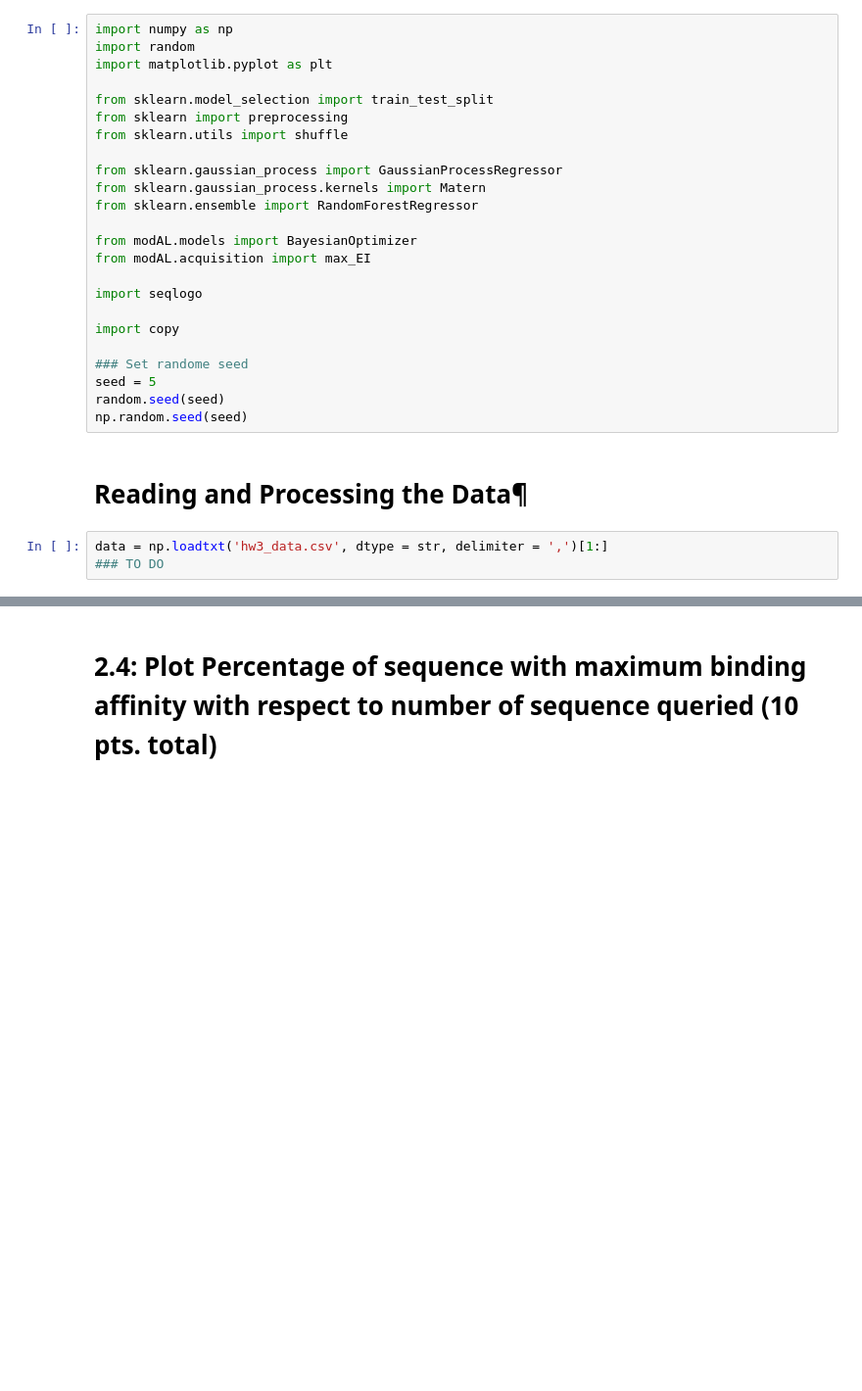
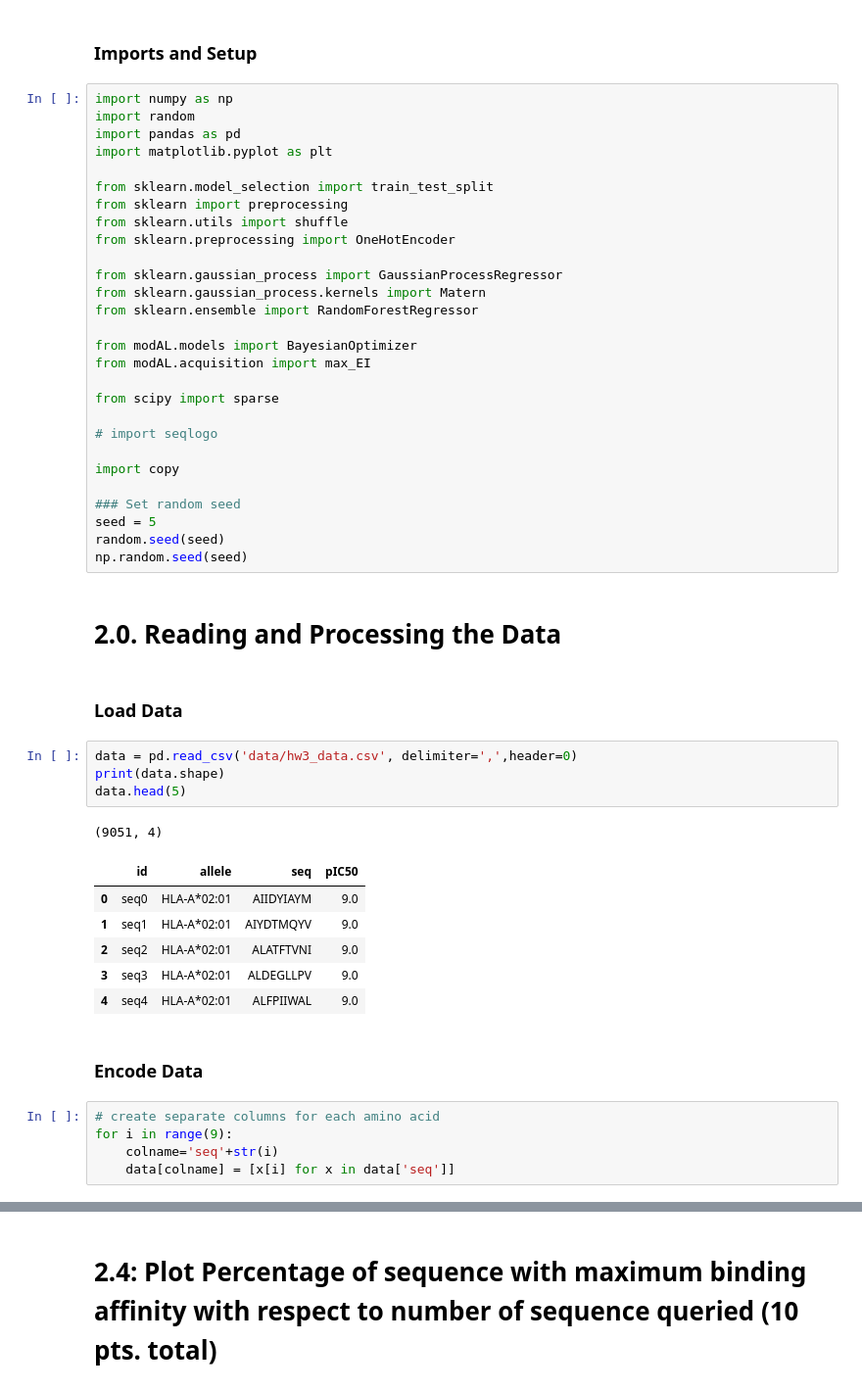
Before and after one commit to ryanquinnnelson/CMU-02750-Peptide-Design-using-Bayesian-Optimization, a Jupyter notebook: HW3q2_ryann.ipynb, the cells around one changed output, grey strips where cells are left out. Shown at 98% size. Cells and saved outputs as stored; diff of their text form; blank space fills up the shorter version.

```diff
--- a/HW3q2_ryann.ipynb
+++ b/HW3q2_ryann.ipynb
@@ -6,11 +7,15 @@ $\textbf{Complete the code under ###TO DO in each cell and produce the required
+# %% [markdown]
+### Imports and Setup
 # %%
 import numpy as np
 import random
+import pandas as pd
 import matplotlib.pyplot as plt
 
 from sklearn.model_selection import train_test_split
 from sklearn import preprocessing
 from sklearn.utils import shuffle
+from sklearn.preprocessing import OneHotEncoder
 
 from sklearn.gaussian_process import GaussianProcessRegressor
 from sklearn.gaussian_process.kernels import Matern
@@ -19,16 +24,36 @@ from sklearn.ensemble import RandomForestRegressor
 from modAL.models import BayesianOptimizer
 from modAL.acquisition import max_EI
 
-import seqlogo
+from scipy import sparse
+
+# import seqlogo
 
 import copy
 
-### Set randome seed
+### Set random seed
 seed = 5
 random.seed(seed)
 np.random.seed(seed)
 # %% [markdown]
-# Reading and Processing the Data¶
+# 2.0. Reading and Processing the Data
-# %%
-data = np.loadtxt('hw3_data.csv', dtype = str, delimiter = ',')[1:]
-### TO DO
+# %% [markdown]
+### Load Data
+# %%
+data = pd.read_csv('data/hw3_data.csv', delimiter=',',header=0)
+print(data.shape)
+data.head(5)
+# %% [output]
+(9051, 4)
+|  | id | allele | seq | pIC50 |
+| 0 | seq0 | HLA-A*02:01 | AIIDYIAYM | 9.0 |
+| 1 | seq1 | HLA-A*02:01 | AIYDTMQYV | 9.0 |
+| 2 | seq2 | HLA-A*02:01 | ALATFTVNI | 9.0 |
+| 3 | seq3 | HLA-A*02:01 | ALDEGLLPV | 9.0 |
+| 4 | seq4 | HLA-A*02:01 | ALFPIIWAL | 9.0 |
+# %% [markdown]
+### Encode Data
+# %%
+# create separate columns for each amino acid
+for i in range(9):
+    colname='seq'+str(i)
+    data[colname] = [x[i] for x in data['seq']]
```
Also changed, not shown: parts of 20 cells of this notebook, 1 other file.
